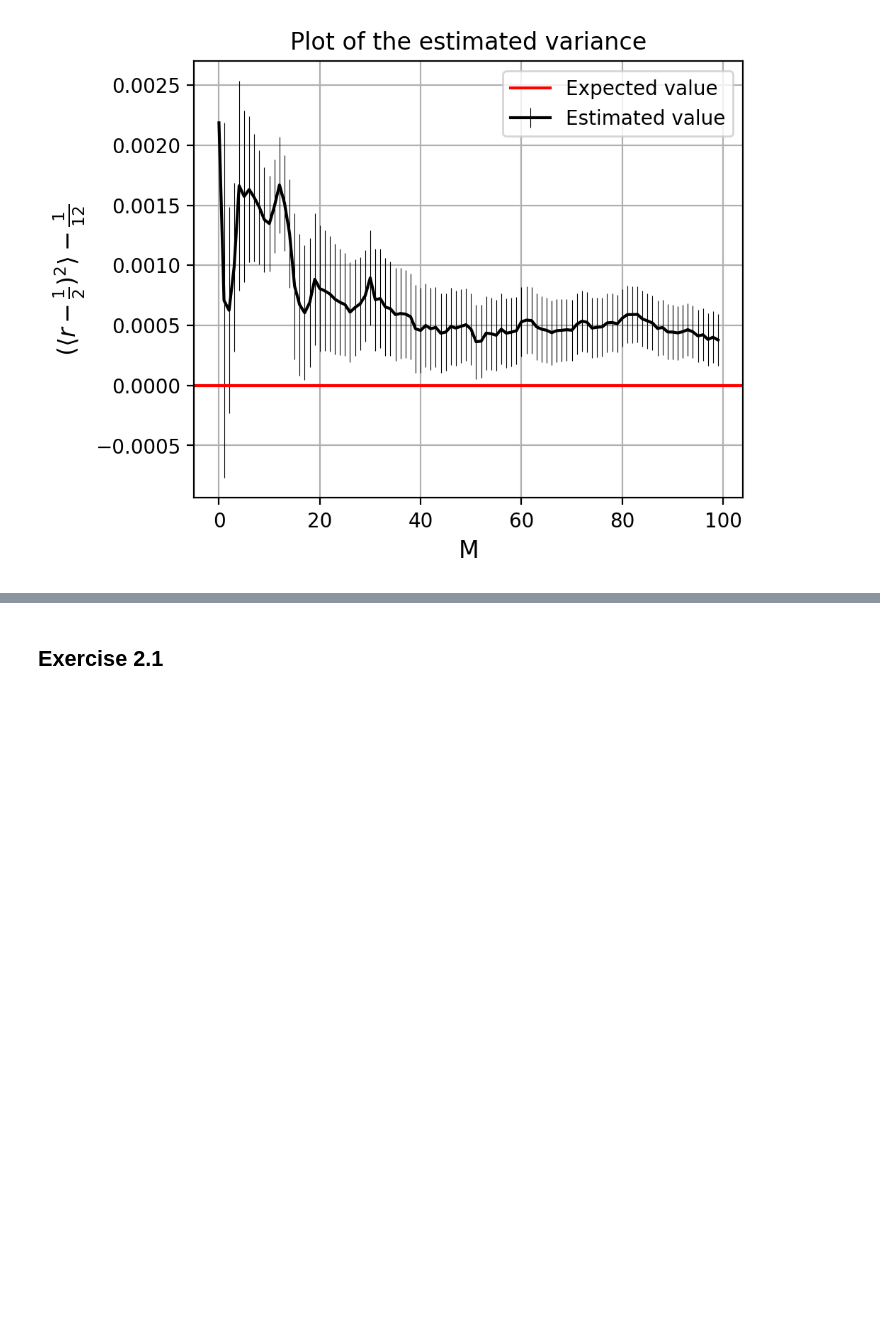
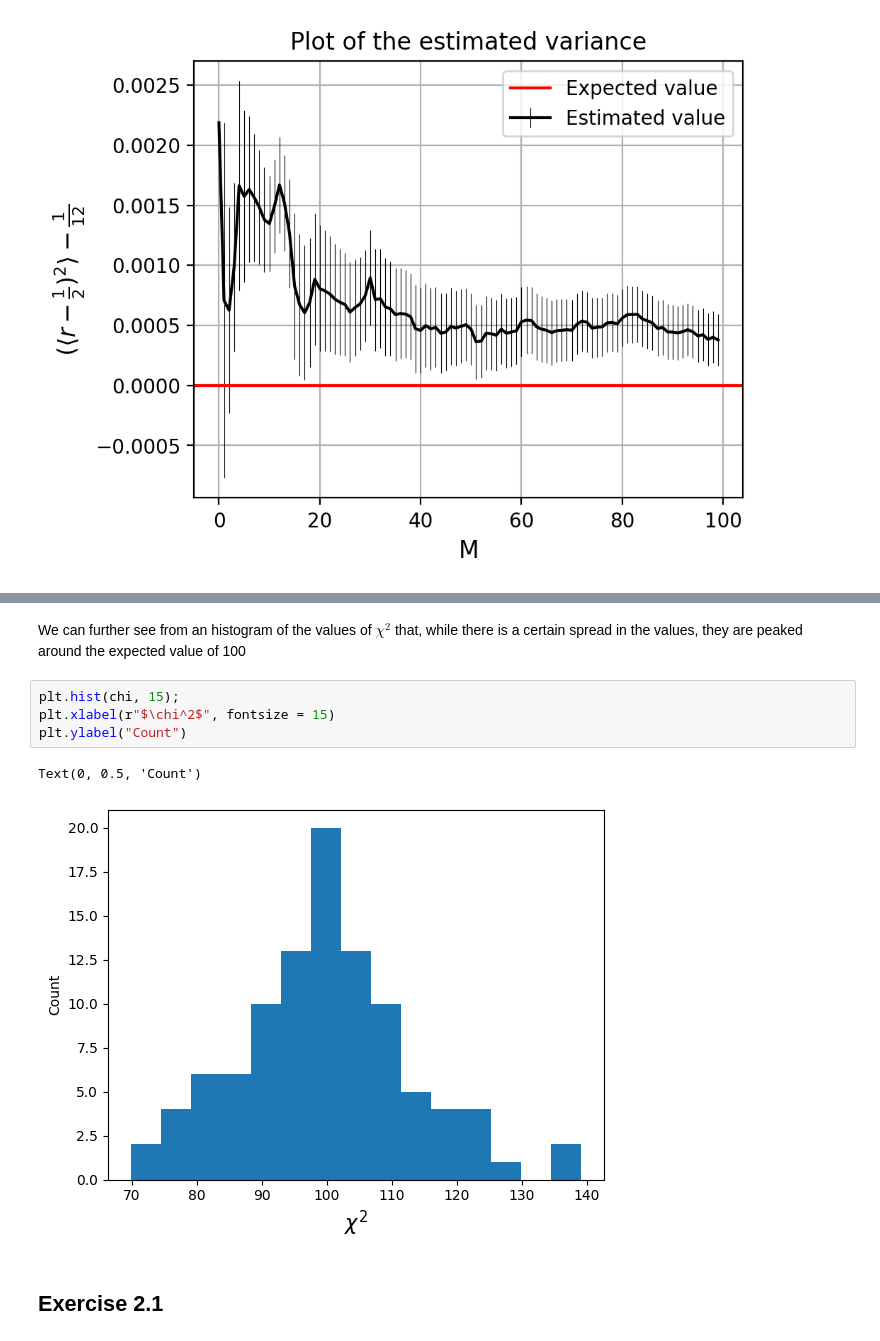
Before and after one commit to Giac97/Simulazione-Numerica, a Jupyter notebook: notebooks/Exercise 1/Exercise 1 - Analysis.ipynb, the cells around one changed output, grey strips where cells are left out. Cells and saved outputs as stored; diff of their text form; blank space fills up the shorter version.

```diff
--- a/notebooks/Exercise 1/Exercise 1 - Analysis.ipynb
+++ b/notebooks/Exercise 1/Exercise 1 - Analysis.ipynb
@@ -50,3 +64,12 @@ Text(0.5, 1.0, 'Plot of the estimated variance')
+# %% [markdown]
+We can further see from an histogram of the values of $\chi^2$ that, while there is a certain spread in the values, they are peaked around the expected value of 100
+# %%
+plt.hist(chi, 15);
+plt.xlabel(r"$\chi^2$", fontsize = 15)
+plt.ylabel("Count")
+# %% [output]
+Text(0, 0.5, 'Count')
+[figure, added]
 # %% [markdown]
 ## Exercise 2.1
 # %% [markdown]
```
Also changed, not shown: parts of 10 cells of this notebook, 4 other files.
